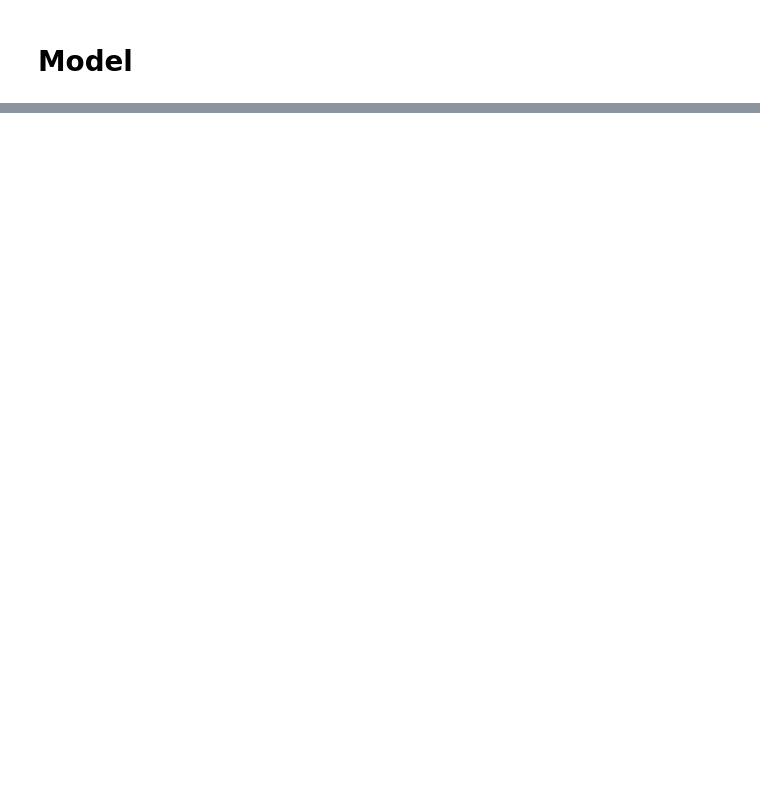
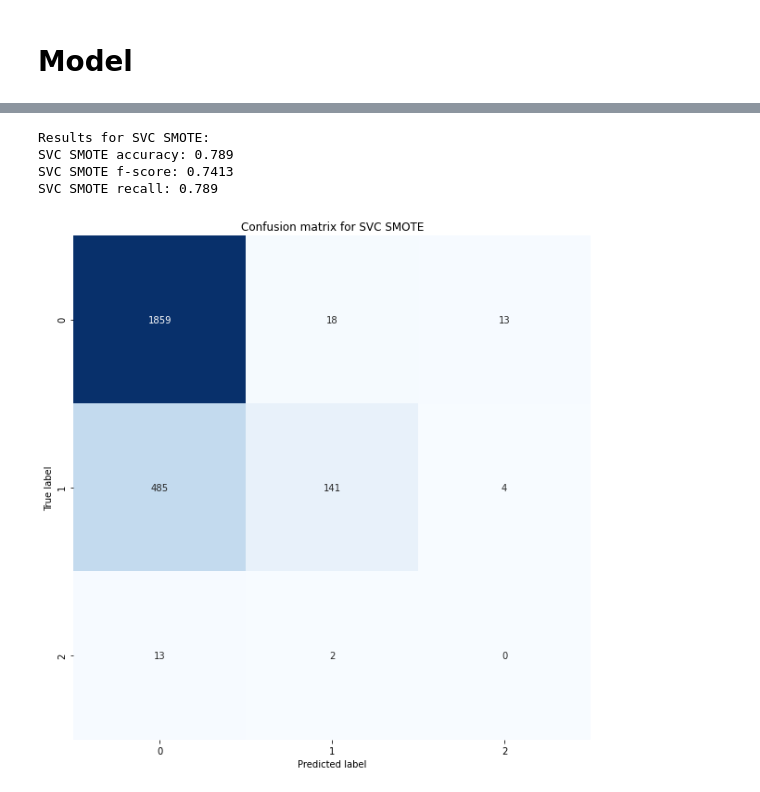
Before and after one commit to PatrykKotulak/Master-thesis, a Jupyter notebook: Hate_Speech_Detection.ipynb, the cells around one changed output, grey strips where cells are left out. Cells and saved outputs as stored; diff of their text form; code cells hidden in the pictures; blank space fills up the shorter version.

```diff
--- a/Hate_Speech_Detection.ipynb
+++ b/Hate_Speech_Detection.ipynb
@@ -315,0 +138,17 @@ log_reg.plot_confusion_matrix_percent()
+# %%
+# SMOTE for Logistic Regression
+
+svc_smote = Modeling(SVC(probability=True),
+                          X_train, X_val, y_train, y_val, result,
+                         'SVC SMOTE')
+svc_smote.sample(SMOTE(sampling_strategy='minority'))
+svc_smote.fit_predict()
+svc_smote.print_results()
+svc_smote.plot_confusion_matrix()
+result = svc_smote.add_to_table()
+# %% [output]
+Results for SVC SMOTE:
+SVC SMOTE accuracy: 0.789
+SVC SMOTE f-score: 0.7413
+SVC SMOTE recall: 0.789
+[figure, added]
```
Also changed, not shown: parts of 50 cells of this notebook, 11 other files.
